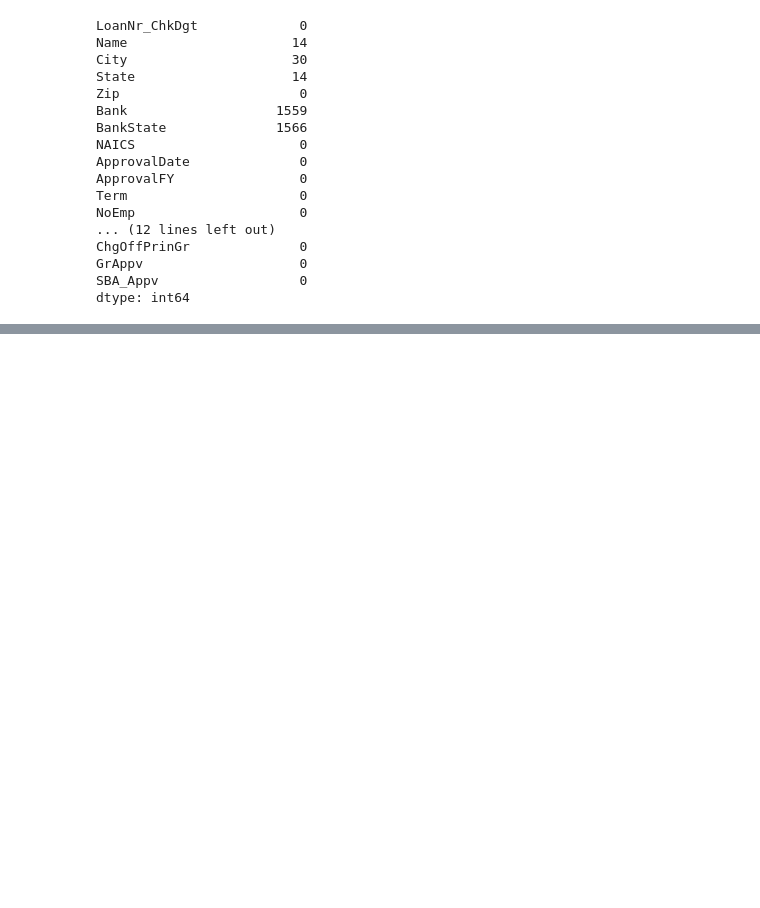
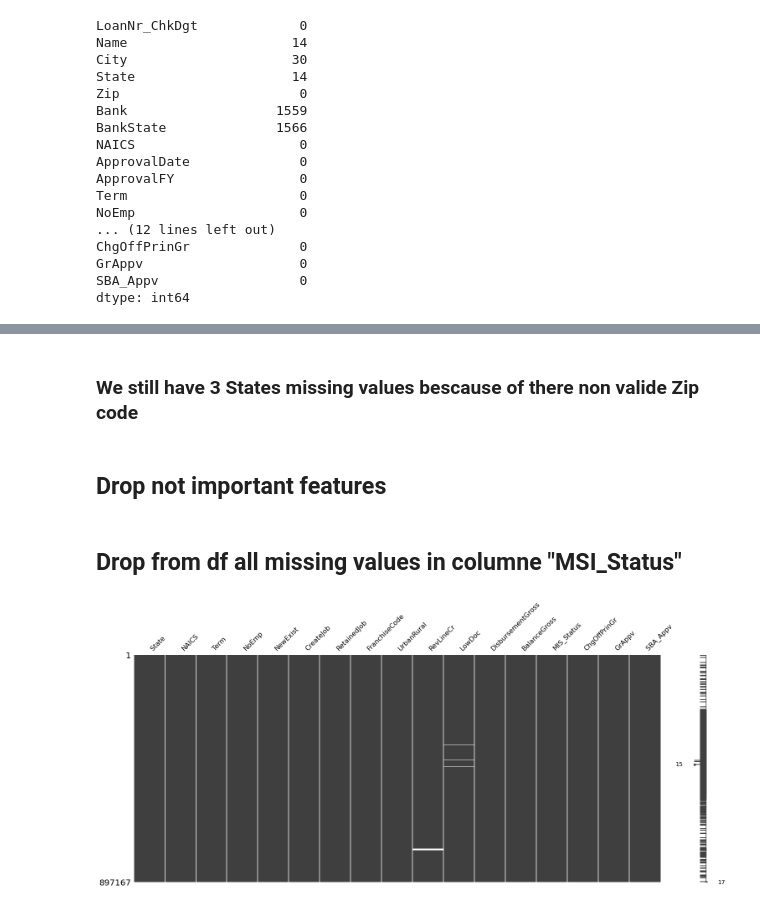
Before and after one commit to emaddar/SBA, a Jupyter notebook: Emad/analysis.ipynb, the cells around one changed output, grey strips where cells are left out. Drawn from its saved outputs; the diff is of its cells as text; code cells hidden in the pictures; blank space fills up the shorter version.

Commit message:
Remove not important columns and missing values

```diff
--- a/Emad/analysis.ipynb
+++ b/Emad/analysis.ipynb
@@ -68,3 +76,0 @@ pandas.core.series.Series
-# %%
-df['DisbursementGross'] = df['DisbursementGross'].replace('[\$,]', '', regex=True).astype(float)
-df['DisbursementGross'].describe()
@@ -86,0 +79,10 @@ len(df['Zip'].unique())
+# %%
+# create a list of all numeric columns
+numeric_columns = [col for col in df.columns if df[col].dtype in ['int64', 'float64']]
+
+# use a for loop to remove "$" and replace it with nothing
+for col in numeric_columns:
+    if col in ["DisbursementGross","BalanceGross","ChgOffPrinGr","GrAppv","SBA_Appv"]:
+        df[col] = df[col].str.replace("$", "")
+        df[col] = df[col].str.replace(",", "")
+        df[col] = pd.to_numeric(df[col])
@@ -86,0 +141,15 @@ len(df['Zip'].unique())
+# %% [markdown]
+### We still have 3 States missing values bescause of there non valide Zip code
+# %% [markdown]
+## Drop not important features
+# %%
+cols_to_drop = ['LoanNr_ChkDgt', 'Name', 'City', 'Zip', 'Bank', 'BankState', 'DisbursementDate', 'ApprovalDate', 'ApprovalFY', 'ChgOffDate']
+df.drop(columns=cols_to_drop, inplace=True)
+# %% [markdown]
+## Drop from df all missing values in columne "MSI_Status"
+# %%
+df.dropna(subset=['MIS_Status'], inplace=True)
+# %%
+msno.matrix(df);
+# %% [output]
+[figure, added]
```
Also changed, not shown: parts of 22 cells of this notebook.
